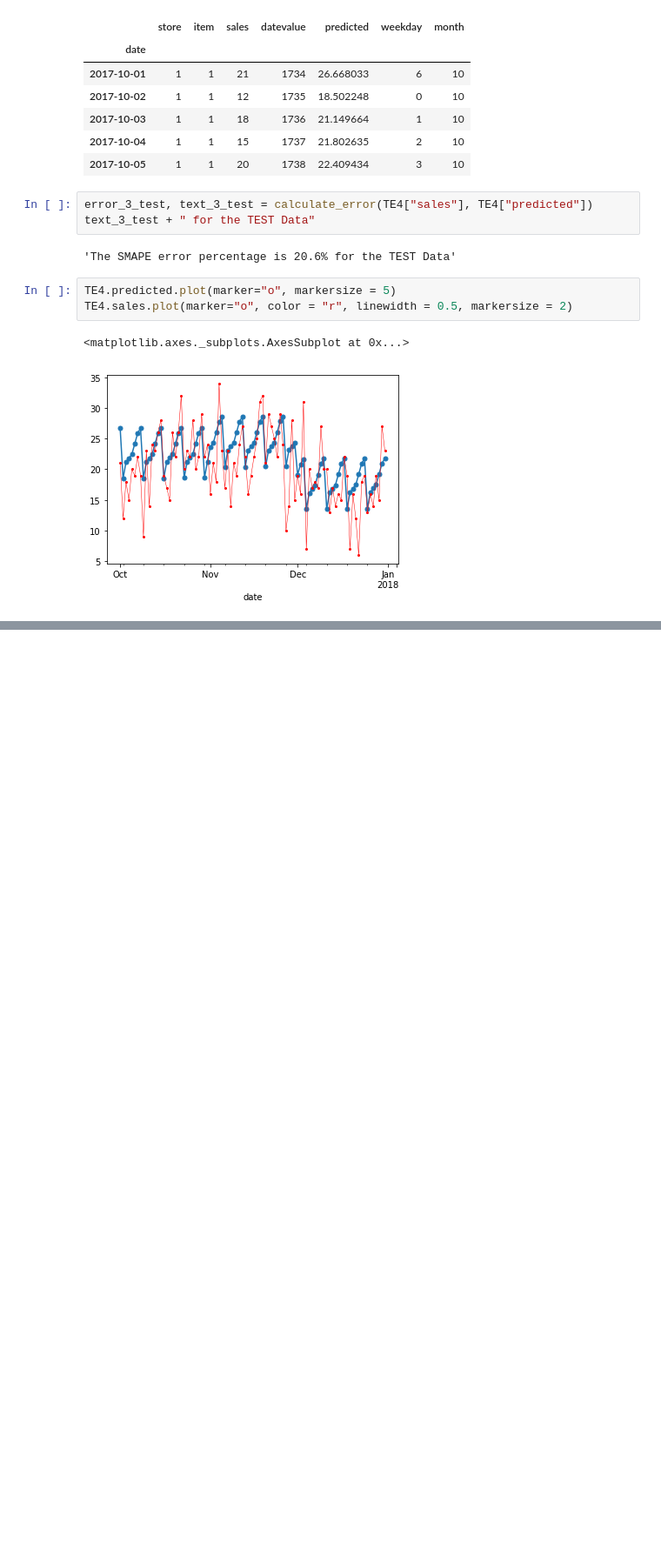
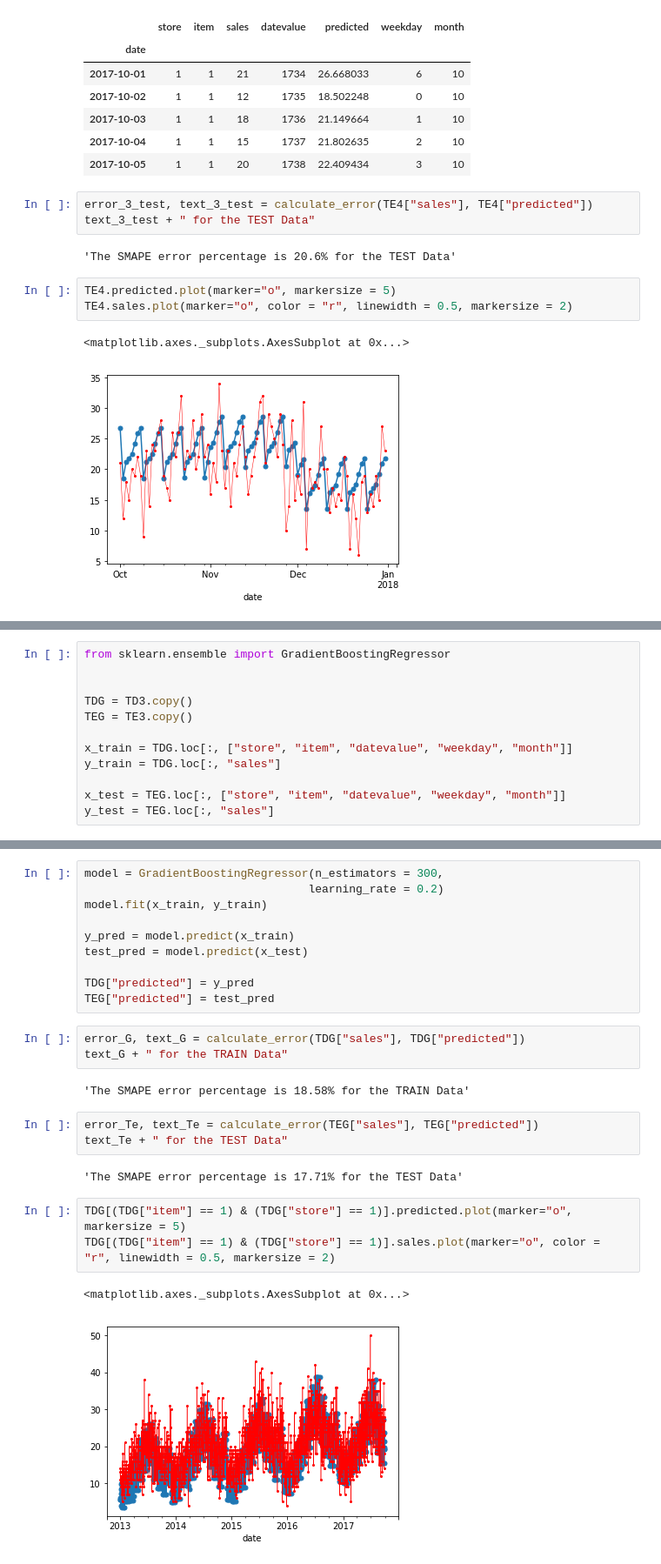
Before and after one commit to hs2923/Item-Store-Sales-Forecast, a Jupyter notebook: Final Project.ipynb, the cells around one changed output, grey strips where cells are left out. Shown: that part at 87% size. Cells and saved outputs as stored; diff of their text form; blank space fills up the shorter version.

```diff
--- a/Final Project.ipynb
+++ b/Final Project.ipynb
@@ -531,0 +594,12 @@ TE4.sales.plot(marker="o", color = "r", linewidth = 0.5, markersize = 2)
+# %%
+from sklearn.ensemble import GradientBoostingRegressor
+
+
+TDG = TD3.copy()
+TEG = TE3.copy()
+
+x_train = TDG.loc[:, ["store", "item", "datevalue", "weekday", "month"]]
+y_train = TDG.loc[:, "sales"]
+
+x_test = TEG.loc[:, ["store", "item", "datevalue", "weekday", "month"]]
+y_test = TEG.loc[:, "sales"]
@@ -531,0 +651,26 @@ TE4.sales.plot(marker="o", color = "r", linewidth = 0.5, markersize = 2)
+# %%
+model = GradientBoostingRegressor(n_estimators = 300,
+                                 learning_rate = 0.2)
+model.fit(x_train, y_train)
+
+y_pred = model.predict(x_train)
+test_pred = model.predict(x_test)
+
+TDG["predicted"] = y_pred
+TEG["predicted"] = test_pred
+# %%
+error_G, text_G = calculate_error(TDG["sales"], TDG["predicted"])
+text_G + " for the TRAIN Data"
+# %% [output]
+'The SMAPE error percentage is 18.58% for the TRAIN Data'
+# %%
+error_Te, text_Te = calculate_error(TEG["sales"], TEG["predicted"])
+text_Te + " for the TEST Data"
+# %% [output]
+'The SMAPE error percentage is 17.71% for the TEST Data'
+# %%
+TDG[(TDG["item"] == 1) & (TDG["store"] == 1)].predicted.plot(marker="o", markersize = 5)
+TDG[(TDG["item"] == 1) & (TDG["store"] == 1)].sales.plot(marker="o", color = "r", linewidth = 0.5, markersize = 2)
+# %% [output]
+<matplotlib.axes._subplots.AxesSubplot at 0x...>
+[figure, added]
```
Also changed, not shown: parts of 15 cells of this notebook.
